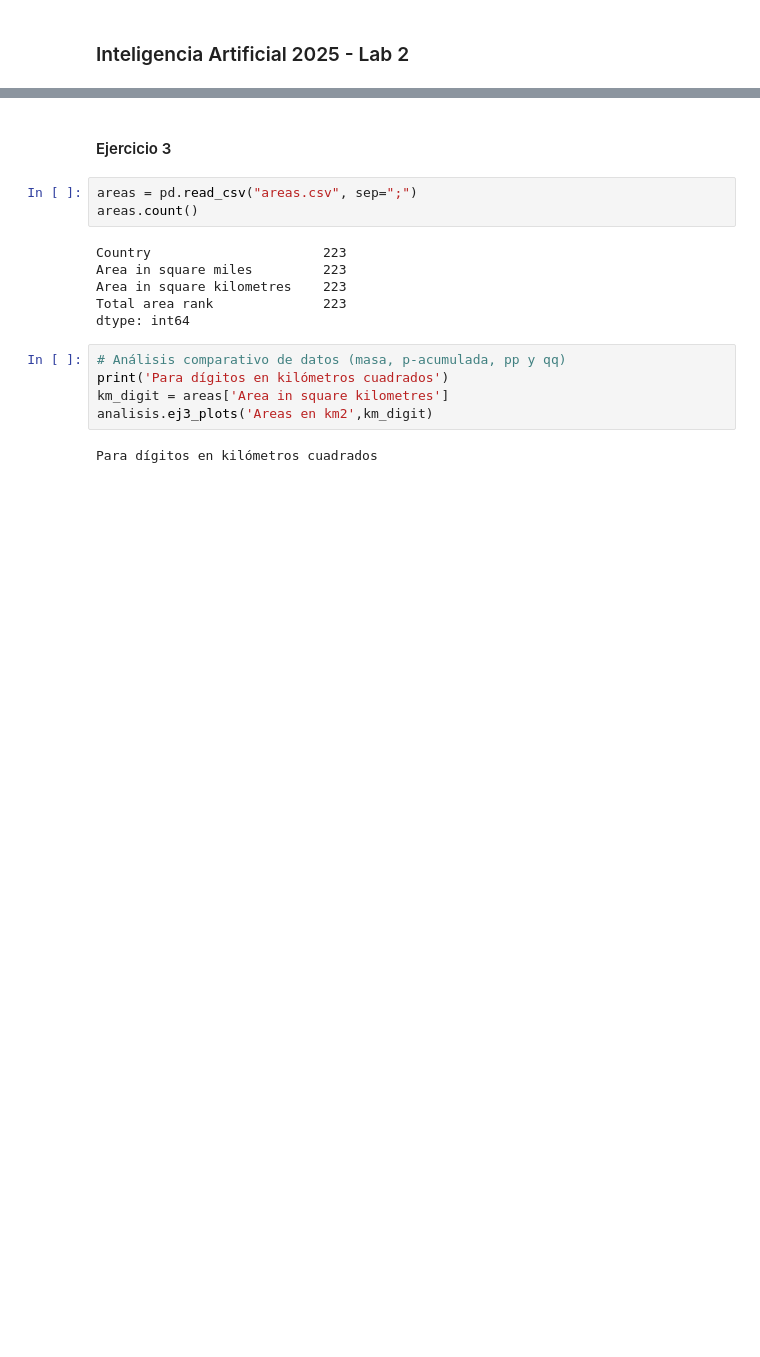
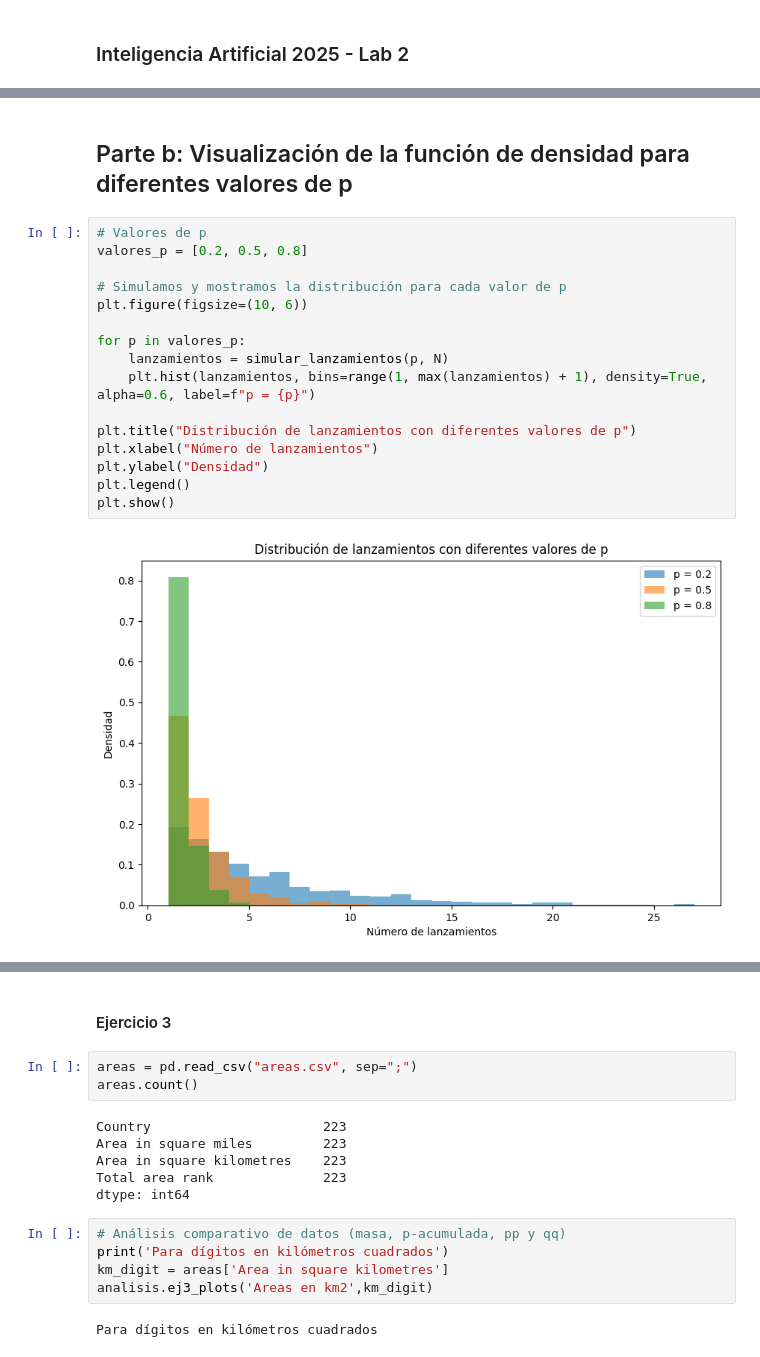
Before and after one commit to MarchMol/ia_lab2, a Jupyter notebook: incisos.ipynb, the cells around one changed output, grey strips where cells are left out. Drawn from its saved outputs; the diff is of its cells as text; blank space fills up the shorter version.

```diff
--- a/incisos.ipynb
+++ b/incisos.ipynb
@@ -12,0 +46,20 @@ import analisis
+# %% [markdown]
+## Parte b: Visualización de la función de densidad para diferentes valores de p
+# %%
+# Valores de p
+valores_p = [0.2, 0.5, 0.8]
+
+# Simulamos y mostramos la distribución para cada valor de p
+plt.figure(figsize=(10, 6))
+
+for p in valores_p:
+    lanzamientos = simular_lanzamientos(p, N)
+    plt.hist(lanzamientos, bins=range(1, max(lanzamientos) + 1), density=True, alpha=0.6, label=f"p = {p}")
+
+plt.title("Distribución de lanzamientos con diferentes valores de p")
+plt.xlabel("Número de lanzamientos")
+plt.ylabel("Densidad")
+plt.legend()
+plt.show()
+# %% [output]
+[figure, added]
```
Also changed, not shown: parts of 5 cells of this notebook.
